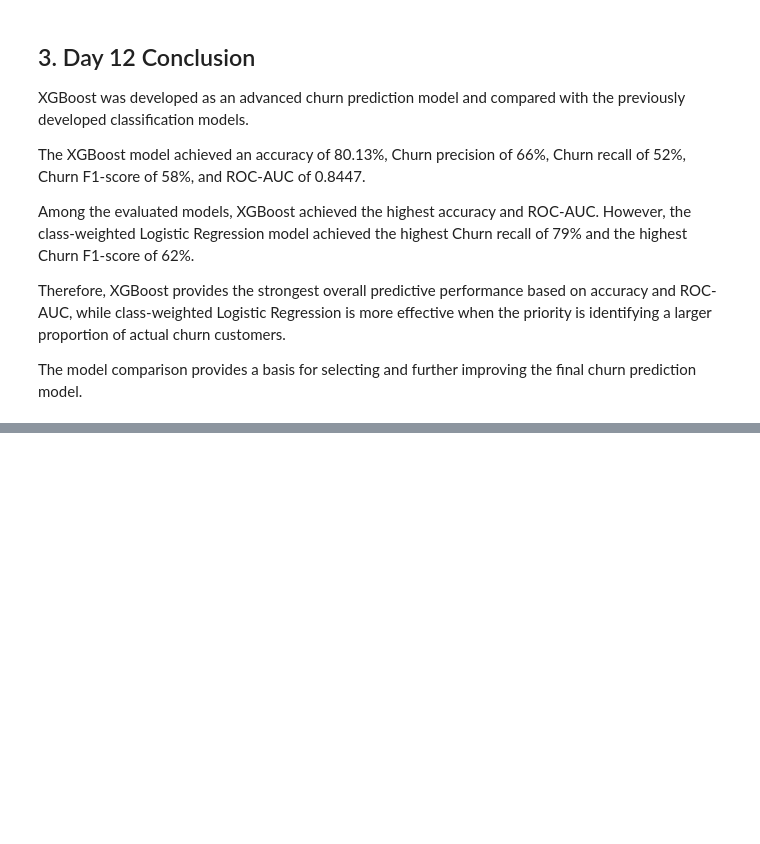
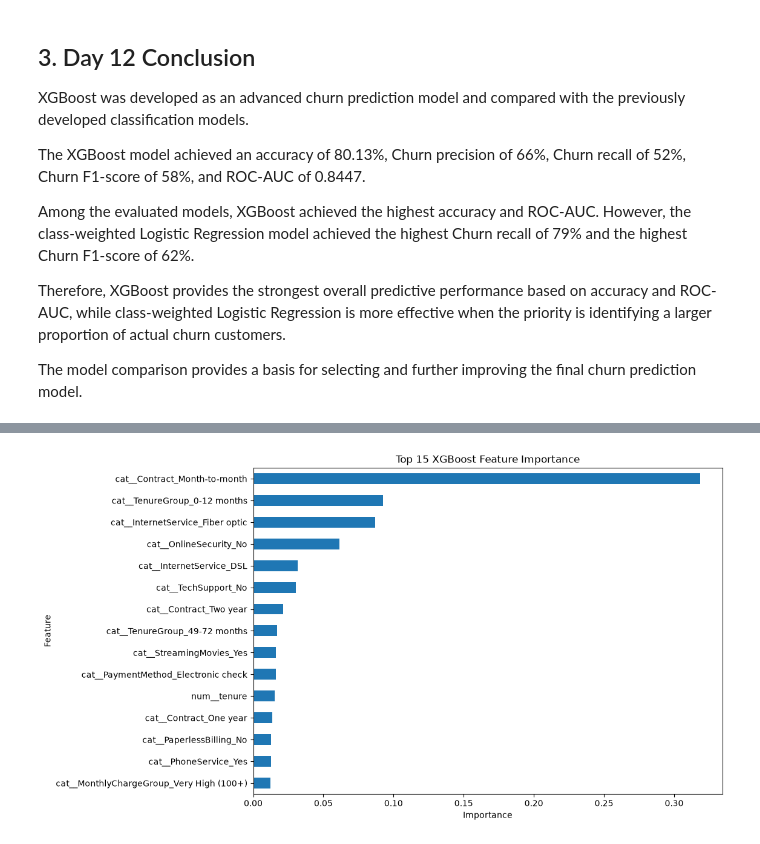
Before and after one commit to sagarsiddharth09-blip/customer-churn-LTV-engine, a Jupyter notebook: Akshay_Baseline_Analytics.ipynb, the cells around one changed output, grey strips where cells are left out. Saved outputs shown, nothing was run; the diff lists cells and outputs as text; code cells hidden in the pictures; blank space fills up the shorter version.

```diff
--- a/Akshay_Baseline_Analytics.ipynb
+++ b/Akshay_Baseline_Analytics.ipynb
@@ -3237,0 +3256,7 @@ The model comparison provides a basis for selecting and further improving the fi
+# %%
+# Get feature names from the fitted preprocessing pipeline
+
+all_feature_names = preprocessor.get_feature_names_out()
+
+print("Number of feature names:", len(all_feature_names))
+print("Number of model features:", xgb_model.n_features_in_)
@@ -3237,0 +3266,16 @@ The model comparison provides a basis for selecting and further improving the fi
+# %%
+# Create XGBoost feature importance table
+
+feature_importance = pd.DataFrame({
+    "Feature": all_feature_names,
+    "Importance": xgb_model.feature_importances_
+})
+
+# Sort from highest to lowest
+
+feature_importance = feature_importance.sort_values(
+    by="Importance",
+    ascending=False
+).reset_index(drop=True)
+
+feature_importance.head(20)
@@ -3237,0 +3321,23 @@ The model comparison provides a basis for selecting and further improving the fi
+# %%
+# Select top 15 features
+
+top_features = feature_importance.head(15)
+
+# Plot feature importance
+
+top_features.sort_values(
+    by="Importance"
+).plot(
+    x="Feature",
+    y="Importance",
+    kind="barh",
+    figsize=(10, 7),
+    legend=False
+)
+
+plt.title("Top 15 XGBoost Feature Importance")
+plt.xlabel("Importance")
+plt.ylabel("Feature")
+plt.show()
+# %% [output]
+[figure, added]
```
Also changed, not shown: parts of 14 cells of this notebook.
